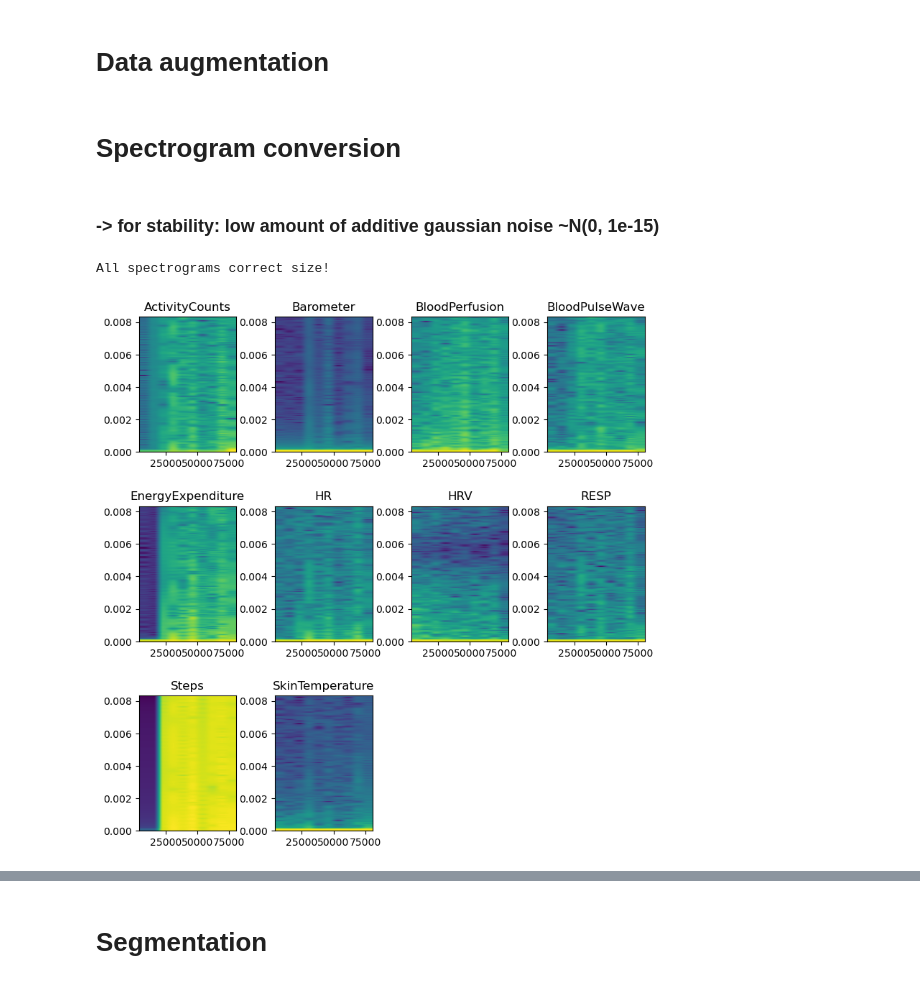
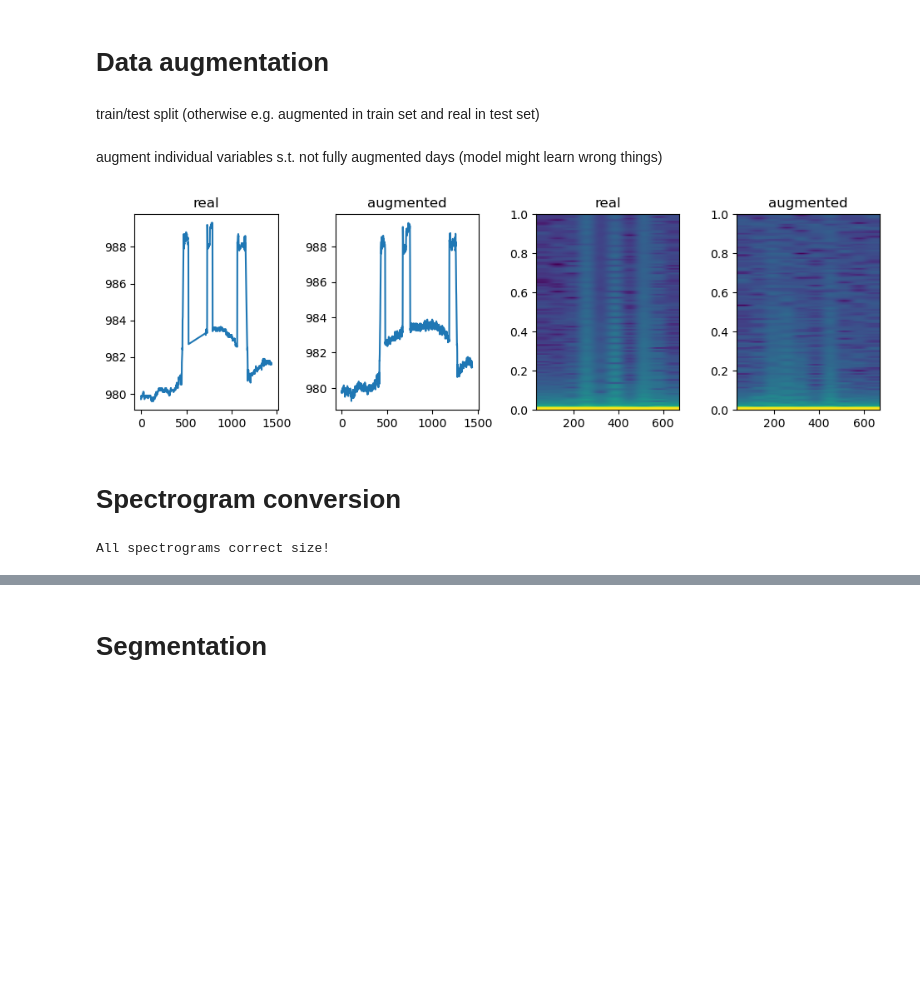
Before and after one commit to Yahnnosh/Sensor-Based-Modeling-of-Fatigue-Using-Transformer-Model, a Jupyter notebook: preproc_data.ipynb, the cells around one changed output, grey strips where cells are left out. Drawn from its saved outputs; the diff is of its cells as text; code cells hidden in the pictures; blank space fills up the shorter version.

```diff
--- a/preproc_data.ipynb
+++ b/preproc_data.ipynb
@@ -306,7 +325,7 @@ for day in days:
         discarded_days.append(day)
 
 data = data.drop(discarded_days)
-data = data.reset_index()
+data = data.reset_index(drop=True)
 print(f'Discarded days (few data): {discarded_days}')
 # %% [output]
 Discarded days (few data): [312, 357]
@@ -326,7 +345,7 @@ for day in days:
             discarded_days.append(day)
 
 data = data.drop(discarded_days)
-data = data.reset_index()
+data = data.reset_index(drop=True)
 print(f'Discarded days (sensor out): {discarded_days}')
 # %% [output]
 Discarded days (sensor out): [114]
@@ -366,7 +381,71 @@ pass
+# %% [markdown]
+train/test split (otherwise e.g. augmented in train set and real in test set)
+# %%
+# select days for test set
+days, _ = data_imputed.shape
+test_set_indices = np.random.choice(np.arange(days), int(TEST_SIZE * days), replace=False) # indices (days) of full dataset
+train_set_indices = np.delete(np.arange(days), test_set_indices) # indices (days) of full dataset
+# %% [markdown]
+augment individual variables s.t. not fully augmented days (model might learn wrong things)
+# %%
+# select variables to augment
+variables = len(VARIABLES)
+n_train_set = len(train_set_indices) * variables # size of training set
+n_to_augment = int(n_train_set * AUGMENTATION_SIZE) # how many days (in training set) to augment
+
+datapoints_indices = np.array([(day, variable) for day in train_set_indices for variable in VARIABLES])
+to_augment_indices = datapoints_indices[np.random.choice(len(datapoints_indices), n_to_augment, replace=False)]
+# %%
+# augmentation
+augmentor = (
+    TimeWarp(max_speed_ratio=(TIME_WARP_MIN, TIME_WARP_MAX)) * 1 # time warp
+    + AddNoise(scale=(NOISE_MIN, NOISE_MAX)) @ 1.0  # noise
+    + Drift(max_drift=(MAGNITUDE_WARP_MIN, MAGNITUDE_WARP_MAX)) @ 1.0 # magnitude warp
+)
+
+data_augmented = {int(day): {variable: None for variable in VARIABLES} for day, _ in to_augment_indices}
+for day, variable in to_augment_indices:
+    day = int(day)
+
+    # augment variable
+    time_series = get_time_series(data_imputed, variable, day)
+    time_series_augmented = augmentor.augment(time_series)
+
+    # insert into augmented dataset
+    for var in VARIABLES:
+        data_augmented[day][var] = time_series_augmented if var == variable else get_time_series(data_imputed, var, day)
+
+data_augmented = pd.DataFrame.from_dict(data_augmented).transpose()
+
+# visalization
+day, variable = to_augment_indices[np.random.choice(len(to_augment_indices), 1)][0]
+test_data = get_time_series(data_imputed, variable, int(day))
+
+plt.subplots_adjust(left=0.1,
+                    bottom=0.01,
+                    right=1.5,
+                    top=0.5,
+                    wspace=0.4,
+                    hspace=0.4)
+
+plt.subplot(1, 4, 1)
+plt.plot(test_data)
+plt.title('real')
+plt.subplot(1, 4, 2)
+plt.plot(augmentor.augment(test_data))
+plt.title('augmented')
+
+plt.subplot(1, 4, 3)
+plt.specgram(test_data)
+plt.title('real')
+plt.subplot(1, 4, 4)
+plt.specgram(augmentor.augment(test_data))
+plt.title('augmented')
+plt.show()
+# %% [output]
+[figure, added]
 # %% [markdown]
 # Spectrogram conversion
-# %% [markdown]
-### -> for stability: low amount of additive gaussian noise ~N(0, 1e-15)
 # %%
 # compute spectrogram for all days + variables
 days, _ = data_imputed.shape
@@ -381,7 +469,3 @@ for variable in VARIABLES:
 print('All spectrograms correct size!')
 # %% [output]
 All spectrograms correct size!
-# %%
-plotter_spec(367, data_imputed) # black bars (go away after filtering out missing data seq.?)
-# %% [output]
-[figure, removed]
```
Also changed, not shown: parts of 30 cells of this notebook, 1 other file.
